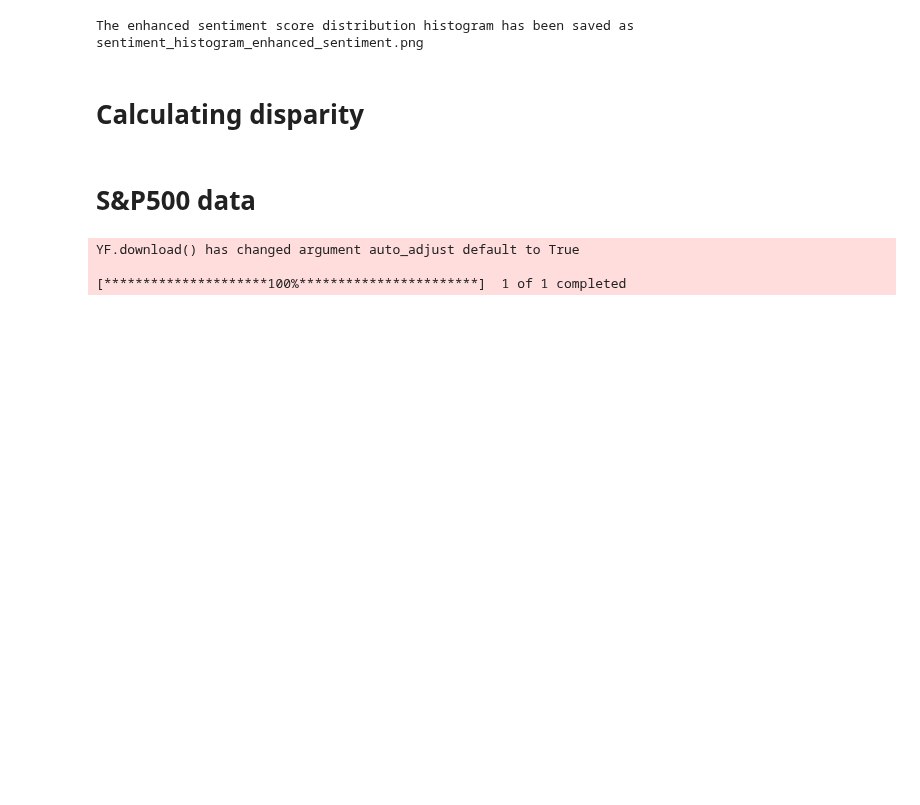
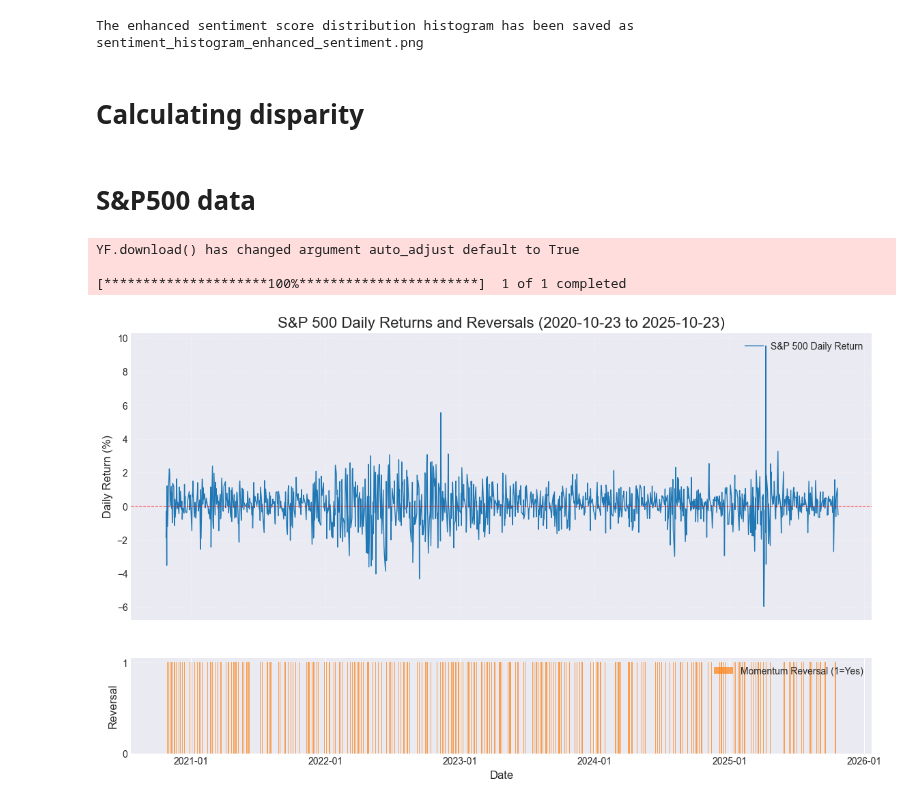
Before and after one commit to AminFiroozi/Belief-Dispersion, a Jupyter notebook: main.ipynb, the cells around one changed output. Saved outputs shown, nothing was run; the diff lists cells and outputs as text; code cells hidden in the pictures; blank space fills up the shorter version.

Commit message:
feat: add return, reversal and historical volatility to df

```diff
--- a/main.ipynb
+++ b/main.ipynb
@@ -692,3 +692,78 @@ figure.update_layout(
 )
 
 figure.show()
+# %%
+import pandas as pd
+import matplotlib.pyplot as plt
+from datetime import date
+from dateutil.relativedelta import relativedelta
+import matplotlib.dates as mdates
+import numpy as np
+
+# --- Re-establish Configuration (Variables needed for plot title) ---
+end_date = date.today()
+start_date = end_date - relativedelta(years=5)
+
+# --- Feature Engineering: Returns, Reversal, and Volatility ---
+# ASSUMPTION: 'dataset' DataFrame with lowercase 'close' column is available from previous cell.
+
+# --- A. Calculate Return Column ---
+dataset['return'] = dataset['close'].pct_change() * 100
+
+# --- B. Calculate Reversal Column ---
+current_sign = np.sign(dataset['return'])
+previous_sign = current_sign.shift(1)
+
+# Reversal is 1 if (current sign is opposite of previous sign) AND (current return is not zero)
+dataset['reversal'] = np.where(
+    (current_sign * previous_sign < 0) & (dataset['return'] != 0),
+    1,
+    0
+)
+
+# --- C. Calculate Historical Volatility Column (5-Day Annualized) ---
+TRADING_DAYS_YEAR = 252
+log_returns = np.log(dataset['close'] / dataset['close'].shift(1))
+daily_volatility = log_returns.rolling(window=5).std()
+dataset['hist_vol_5d'] = daily_volatility * np.sqrt(TRADING_DAYS_YEAR)
+
+
+# --- Plot Daily Returns and Reversals using matplotlib.pyplot ---
+
+# Create a figure with two vertically stacked subplots, sharing the x-axis
+fig, (ax1, ax2) = plt.subplots(2, 1,
+                               gridspec_kw={'height_ratios': [3, 1]},
+                               figsize=(14, 8),
+                               sharex=True)
+
+# --- Subplot 1: Daily Returns ---
+ax1.plot(dataset.index, dataset['return'],
+         label='S&P 500 Daily Return',
+         color='#1f77b4',
+         linewidth=1)
+
+ax1.axhline(0, color='red', linestyle='--', linewidth=0.8, alpha=0.7)
+ax1.set_title(f'S&P 500 Daily Returns and Reversals ({start_date} to {end_date})', fontsize=16)
+ax1.set_ylabel('Daily Return (%)', fontsize=12)
+ax1.grid(True, linestyle=':', alpha=0.6)
+ax1.legend(loc='upper right')
+
+# --- Subplot 2: Reversal Indicator ---
+# Plot 'reversal' as a bar chart to highlight the days with a reversal.
+ax2.bar(dataset.index, dataset['reversal'],
+        label='Momentum Reversal (1=Yes)',
+        color='#ff7f0e',
+        alpha=0.7)
+
+ax2.set_xlabel('Date', fontsize=12)
+ax2.set_ylabel('Reversal', fontsize=12)
+ax2.set_yticks([0, 1])
+ax2.grid(True, axis='y', linestyle=':', alpha=0.6)
+ax2.legend(loc='upper right')
+
+
+# Format x-axis for better date display
+ax2.xaxis.set_major_formatter(mdates.DateFormatter('%Y-%m'))
+dataset.to_csv("S&P500.csv", index=True)
+# %% [output]
+[figure, added]
```
Also changed, not shown: parts of 1 cell of this notebook.
